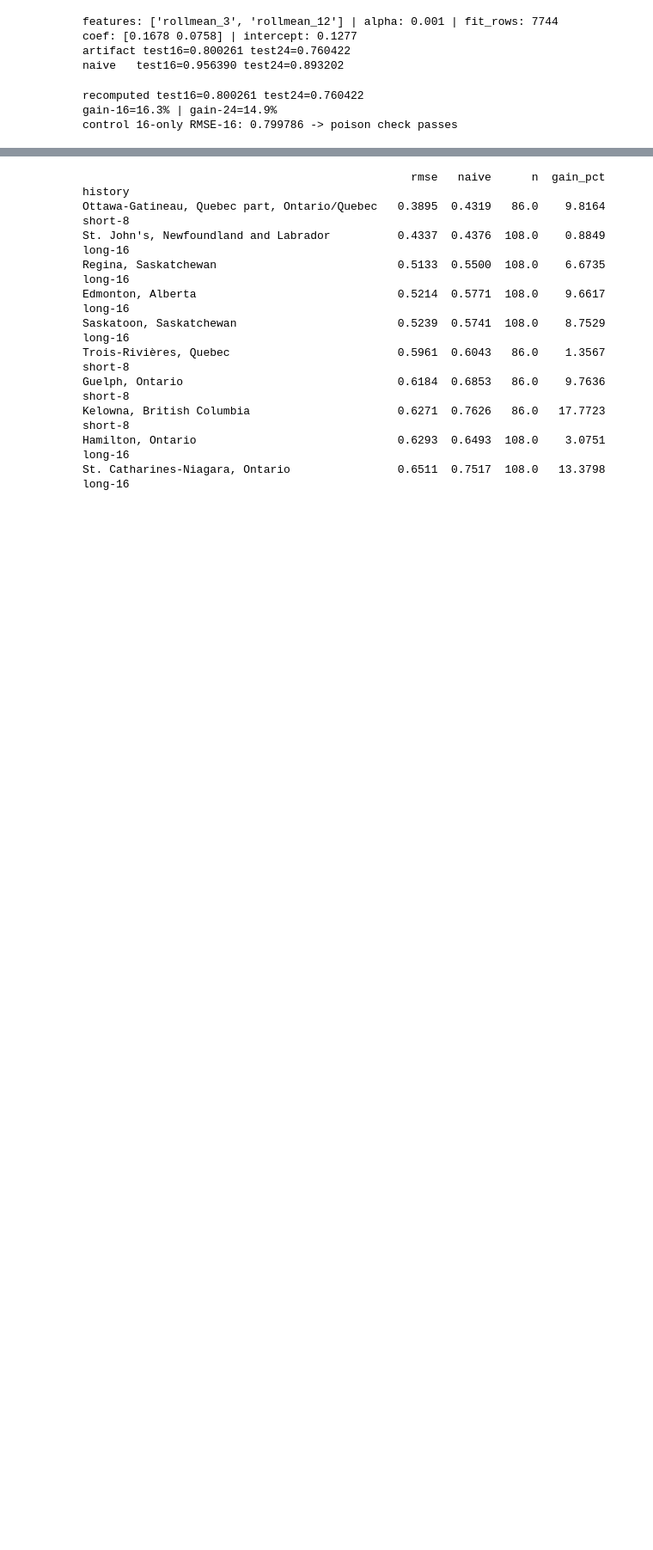
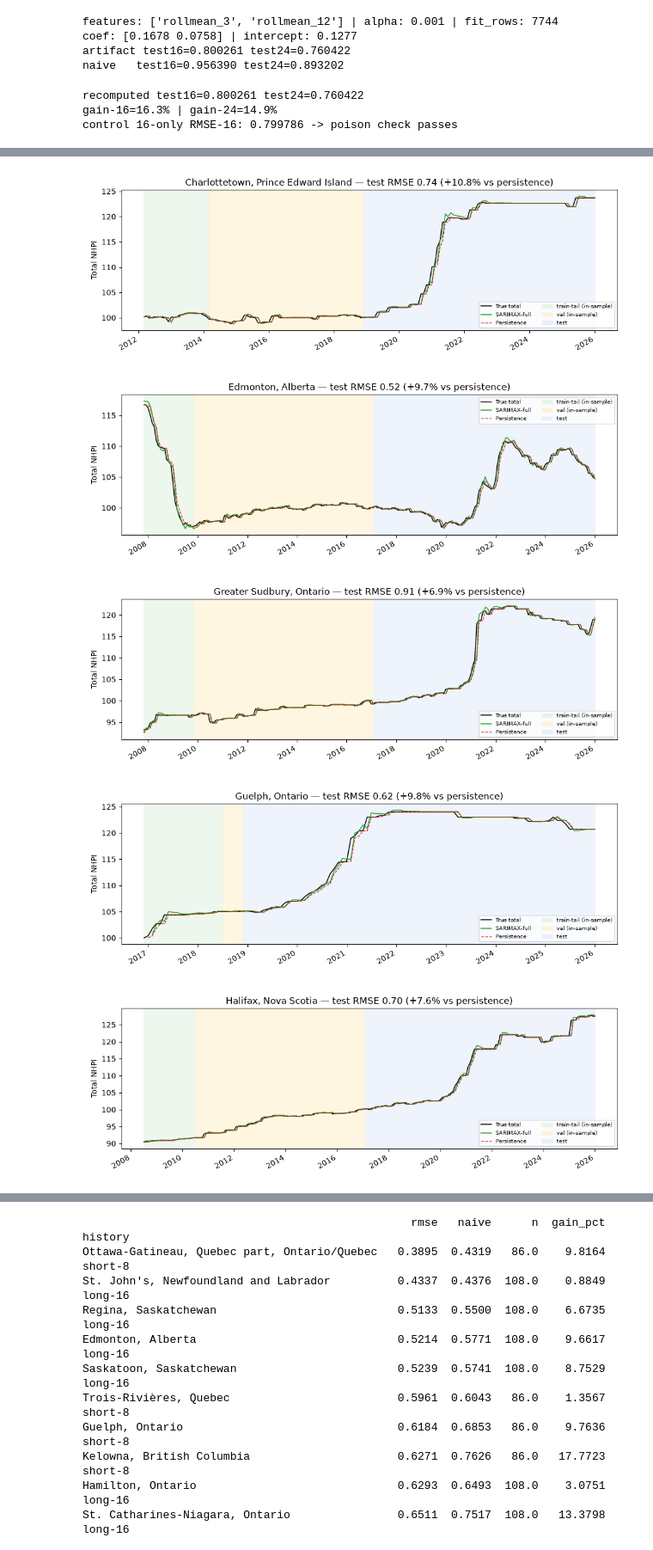
Before and after one commit to KaiRawal/canada-housing, a Jupyter notebook: notebooks/sarimax_full_demo.ipynb, the cells around one changed output, grey strips where cells are left out. Shown at 86% size. Drawn from its saved outputs; the diff is of its cells as text; code cells hidden in the pictures; blank space fills up the shorter version.

```diff
--- a/notebooks/sarimax_full_demo.ipynb
+++ b/notebooks/sarimax_full_demo.ipynb
@@ -72,0 +148,80 @@ control 16-only RMSE-16: 0.799786 -> poison check passes
+# %%
+import matplotlib
+
+matplotlib.use('Agg')
+
+import matplotlib.pyplot as plt
+
+import matplotlib.patches as mpatches
+
+from IPython.display import Image, display
+
+PLOT_DIR = OUT_DIR / 'plots_sarimax_full'
+
+PLOT_DIR.mkdir(exist_ok=True)
+
+def sanitize(name):
+
+    return ''.join(c if c.isalnum() or c in '-_' else '_' for c in str(name))
+
+saved = []
+
+for cma in sorted(full['cma_canonical'].unique()):
+
+    g = full[full.cma_canonical == cma].sort_values('date')
+
+    tail_start, val_start, test_start = zones[cma]
+
+    g = g[g.date >= tail_start]
+
+    fig, ax = plt.subplots(figsize=(10, 3.5))
+
+    ax.axvspan(tail_start, val_start, color='#e8f4e8', alpha=0.7)
+
+    ax.axvspan(val_start, test_start, color='#fff3d6', alpha=0.7)
+
+    ax.axvspan(test_start, g.date.max(), color='#e8eefc', alpha=0.7)
+
+    p1, = ax.plot(g.date, g.total, label='True total', color='black', lw=1.2)
+
+    p2, = ax.plot(g.date, g.sar_level, label='SARIMAX-full', color='#2ca02c', lw=1.2)
+
+    p3, = ax.plot(g.date, g.y_prev, label='Persistence', color='#d62728', lw=1.0, ls='--')
+
+    zpatches = [mpatches.Patch(color='#e8f4e8', label='train-tail (in-sample)'),
+
+                mpatches.Patch(color='#fff3d6', label='val (in-sample)'),
+
+                mpatches.Patch(color='#e8eefc', label='test')]
+
+    row = met['per_cma'][cma]
+
+    gain = (row['naive'] - row['rmse']) / row['naive'] * 100
+
+    ax.set_title(f"{cma} \u2014 test RMSE {row['rmse']:.2f} ({gain:+.1f}% vs persistence)")
+
+    ax.legend(handles=[p1, p2, p3] + zpatches, fontsize=7, loc='best', ncol=2)
+
+    ax.set_ylabel('Total NHPI')
+
+    fig.autofmt_xdate()
+
+    plt.tight_layout()
+
+    out = PLOT_DIR / f'{sanitize(cma)}.png'
+
+    plt.savefig(out, dpi=100)
+
+    plt.close(fig)
+
+    saved.append(out)
+
+    display(Image(filename=str(out)))
+
+print(f'saved {len(saved)} plots -> {PLOT_DIR}')
+# %% [output]
+[figure, added]
+[figure, added]
+[figure, added]
+[figure, added]
+[figure, added]
```
Also changed, not shown: parts of 3 cells of this notebook, 24 other files.
